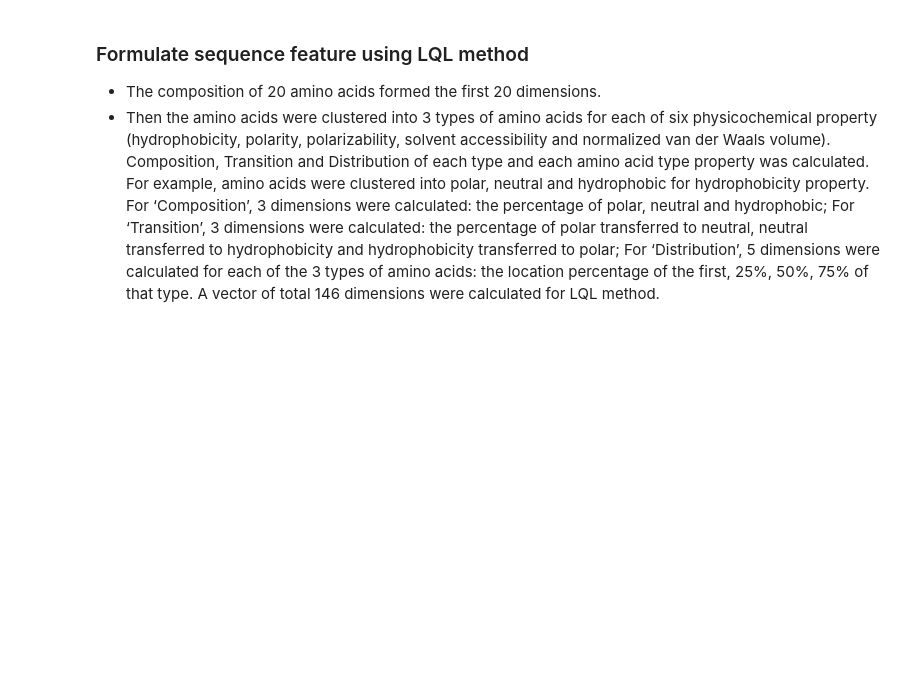
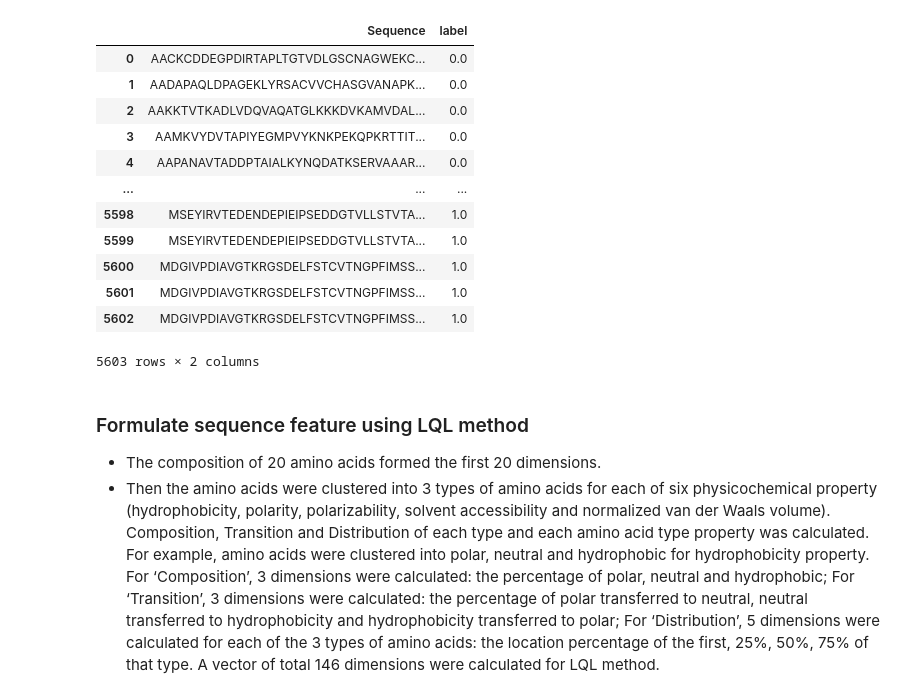
Before and after one commit to ruanzy13/cs189, a Jupyter notebook: data_cleaning.ipynb, the cells around one changed output. Saved outputs shown, nothing was run; the diff lists cells and outputs as text; code cells hidden in the pictures; blank space fills up the shorter version.

```diff
--- a/data_cleaning.ipynb
+++ b/data_cleaning.ipynb
@@ -4,15 +4,30 @@ import numpy as np
 # %%
 negative_dataset = pd.read_csv('negative_dataset.txt', header = None)
 negative_dataset.columns = ["Sequence"]
 negative_dataset["label"] = np.zeros(len(negative_dataset))
 #positive_dataset = pd.read_csv('positive_dataset.txt', header = None)
 
 positive_dataset_1 = pd.read_csv('positive_dataset_1.txt', header = None)
 positive_dataset_1.columns = ["Sequence"]
 positive_dataset_1["label"] = np.ones(len(positive_dataset_1))
 
 # Concatenate both dataset
 data = pd.concat([negative_dataset, positive_dataset_1], ignore_index=True)
+data
+# %% [output]
+|  | Sequence | label |
+| 0 | AACKCDDEGPDIRTAPLTGTVDLGSCNAGWEKC... | 0.0 |
+| 1 | AADAPAQLDPAGEKLYRSACVVCHASGVANAPK... | 0.0 |
+| 2 | AAKKTVTKADLVDQVAQATGLKKKDVKAMVDAL... | 0.0 |
+| 3 | AAMKVYDVTAPIYEGMPVYKNKPEKQPKRTTIT... | 0.0 |
+| 4 | AAPANAVTADDPTAIALKYNQDATKSERVAAAR... | 0.0 |
+| ... | ... | ... |
+| 5598 | MSEYIRVTEDENDEPIEIPSEDDGTVLLSTVTA... | 1.0 |
+| 5599 | MSEYIRVTEDENDEPIEIPSEDDGTVLLSTVTA... | 1.0 |
+| 5600 | MDGIVPDIAVGTKRGSDELFSTCVTNGPFIMSS... | 1.0 |
+| 5601 | MDGIVPDIAVGTKRGSDELFSTCVTNGPFIMSS... | 1.0 |
+| 5602 | MDGIVPDIAVGTKRGSDELFSTCVTNGPFIMSS... | 1.0 |
+5603 rows × 2 columns
 # %% [markdown]
 ### Formulate sequence feature using LQL method
 - The composition of 20 amino acids formed the first 20 dimensions.
```
